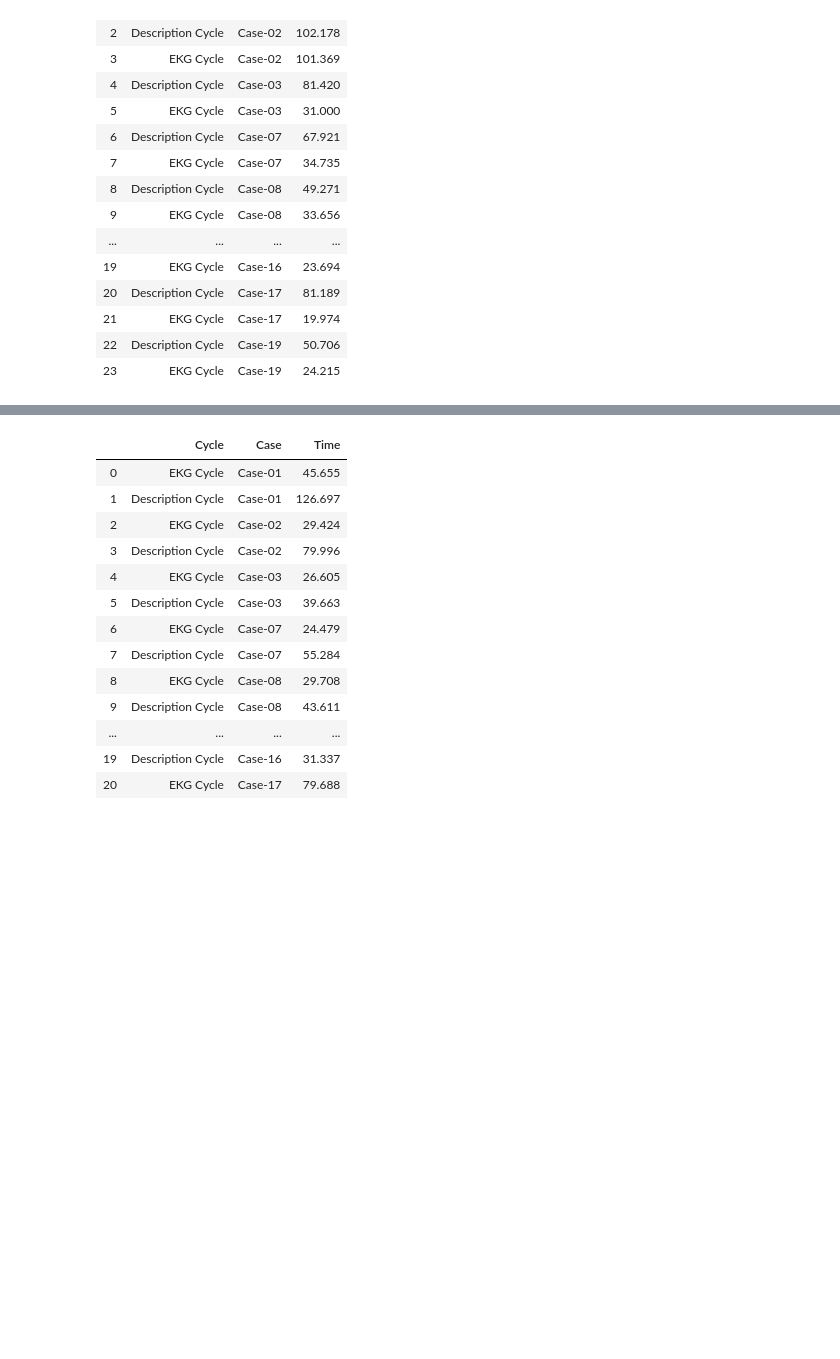
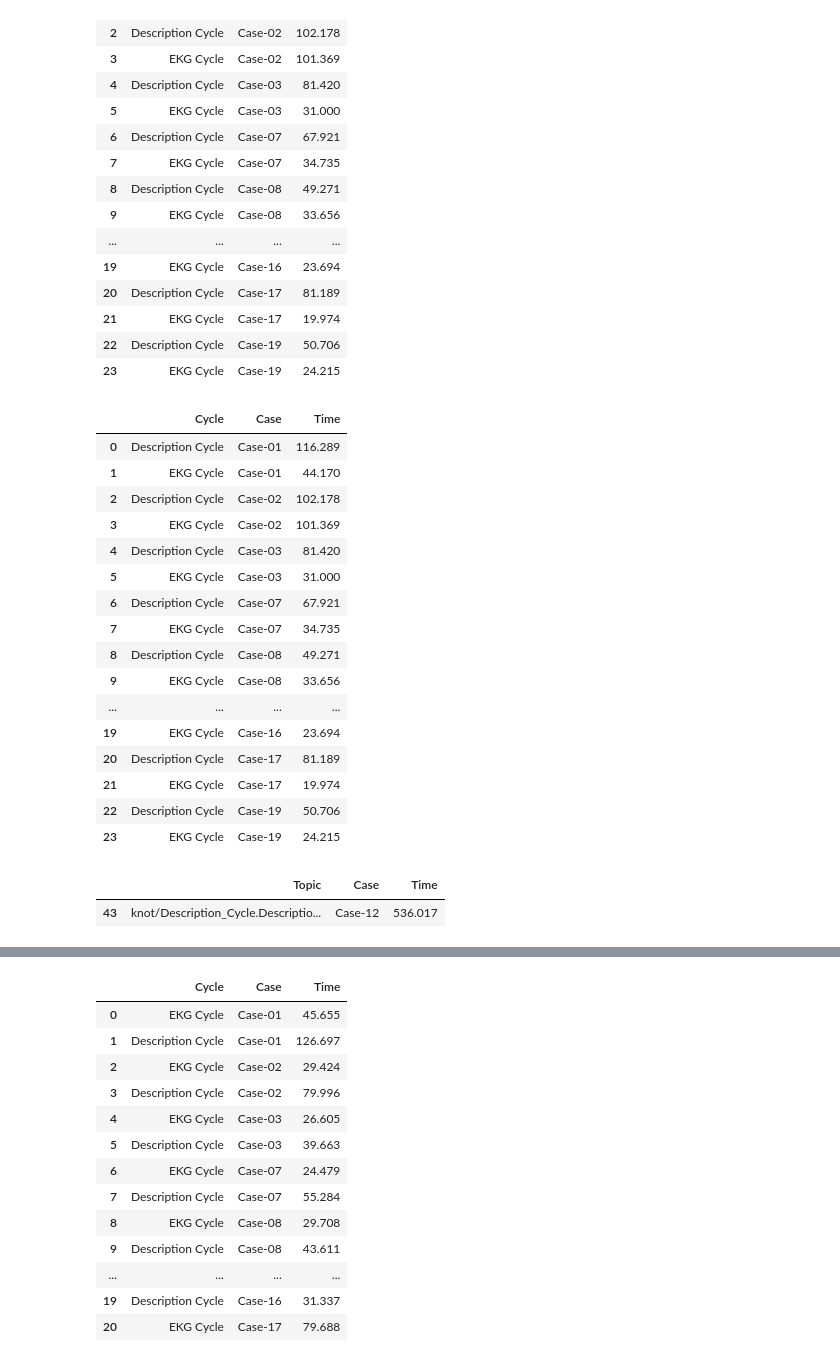
Before and after one commit to harena-lab/harena-analytics, a Jupyter notebook: resources/nl-experiment1/t-student_analysis.ipynb, the cells around one changed output, grey strips where cells are left out. Drawn from its saved outputs; the diff is of its cells as text; code cells hidden in the pictures; blank space fills up the shorter version.

```diff
--- a/resources/nl-experiment1/t-student_analysis.ipynb
+++ b/resources/nl-experiment1/t-student_analysis.ipynb
@@ -647,20 +682,24 @@ def time_per_cycle(users_time_track, group_kind):
         for name, group in grouped:
 
             if group_kind == "Description First":
+
                 try:
-                    ekg_start = group[group["Topic"] == "knot/EKG_Cycle.EKG/start"].iloc[-1]["Time"]
-                    description_start = group[group["Topic"] == "knot/Description_Cycle.Description/start"].iloc[0]["Time"]
-                    case_final_start = group[group["Topic"] == "knot/Final.Report/start"].iloc[-1]["Time"]
+                    case_final_start = group[group["Topic"] == "knot/Final.Report/start"]["Time"]
+                    case_final_start_time = case_final_start.max()
+                    ekg_start = group[group["Topic"] == "knot/EKG_Cycle.EKG/start"]["Time"]
+                    ekg_start_time = ekg_start.where(ekg_start < case_final_start_time).max()
+                    description_start = group[group["Topic"] == "knot/Description_Cycle.Description/start"]["Time"]
+                    description_start_time = description_start.where(description_start < ekg_start_time).max()
 
                 except:
                     continue
 
-                description_cycle_time = ekg_start - description_start
+                description_cycle_time = ekg_start_time - description_start_time
 
                 row = {"Cycle": "Description Cycle", "Case": name, "Time": description_cycle_time}
                 users_time[user] = users_time[user].append(row, ignore_index=True)
 
-                ekg_cycle_time = case_final_start - ekg_start
+                ekg_cycle_time = case_final_start_time - ekg_start_time
 
                 row = {"Cycle": "EKG Cycle", "Case": name, "Time": ekg_cycle_time}
                 users_time[user] = users_time[user].append(row, ignore_index=True)
@@ -668,18 +707,22 @@ def time_per_cycle(users_time_track, group_kind):
             elif group_kind == "EKG First":
 
                 try:
-                    ekg_start = group[group["Topic"] == "knot/EKG_Cycle.EKG/start"].iloc[0]["Time"]
-                    description_start = group[group["Topic"] == "knot/Description_Cycle.Description/start"].iloc[-1]["Time"]
-                    case_final_start = group[group["Topic"] == "knot/Final.Report/start"].iloc[-1]["Time"]
+                    case_final_start = group[group["Topic"] == "knot/Final.Report/start"]["Time"]
+                    case_final_start_time = case_final_start.max()
+                    description_start = group[group["Topic"] == "knot/Description_Cycle.Description/start"]["Time"]
+                    description_start_time = description_start.where(description_start < case_final_start_time).max()
+                    ekg_start = group[group["Topic"] == "knot/EKG_Cycle.EKG/start"]["Time"]
+                    ekg_start_time = ekg_start.where(ekg_start < description_start_time).max()
+
 
                 except:
                     continue
 
-                ekg_cycle_time = description_start - ekg_start
+                ekg_cycle_time = description_start_time - ekg_start_time
                 row = {"Cycle": "EKG Cycle", "Case": name, "Time": ekg_cycle_time}
                 users_time[user] = users_time[user].append(row, ignore_index=True)
 
-                description_cycle_time = case_final_start - description_start
+                description_cycle_time = case_final_start_time - description_start_time
                 row = {"Cycle": "Description Cycle", "Case": name, "Time": description_cycle_time}
                 users_time[user] = users_time[user].append(row, ignore_index=True)
 
@@ -759,5 +782,30 @@ time_cycle_groupA[61]
 | 21 | EKG Cycle | Case-17 | 19.974 |
 | 22 | Description Cycle | Case-19 | 50.706 |
 | 23 | EKG Cycle | Case-19 | 24.215 |
+# %%
+time_cycle_groupA[61]
+# %% [output]
+|  | Cycle | Case | Time |
+| 0 | Description Cycle | Case-01 | 116.289 |
+| 1 | EKG Cycle | Case-01 | 44.170 |
+| 2 | Description Cycle | Case-02 | 102.178 |
+| 3 | EKG Cycle | Case-02 | 101.369 |
+| 4 | Description Cycle | Case-03 | 81.420 |
+| 5 | EKG Cycle | Case-03 | 31.000 |
+| 6 | Description Cycle | Case-07 | 67.921 |
+| 7 | EKG Cycle | Case-07 | 34.735 |
+| 8 | Description Cycle | Case-08 | 49.271 |
+| 9 | EKG Cycle | Case-08 | 33.656 |
+| ... | ... | ... | ... |
+| 19 | EKG Cycle | Case-16 | 23.694 |
+| 20 | Description Cycle | Case-17 | 81.189 |
+| 21 | EKG Cycle | Case-17 | 19.974 |
+| 22 | Description Cycle | Case-19 | 50.706 |
+| 23 | EKG Cycle | Case-19 | 24.215 |
 # %%
 time_cycle_groupB = time_per_cycle(users_time_groupB_b, "EKG First")
+# %%
+users_time_groupA_b[76][users_time_groupA_b[76]["Case"] == "Case-12"].sort_values("Time")
+# %% [output]
+|  | Topic | Case | Time |
+| 43 | knot/Description_Cycle.Descriptio... | Case-12 | 536.017 |
```
Also changed, not shown: parts of 25 cells of this notebook, 2 other files.
